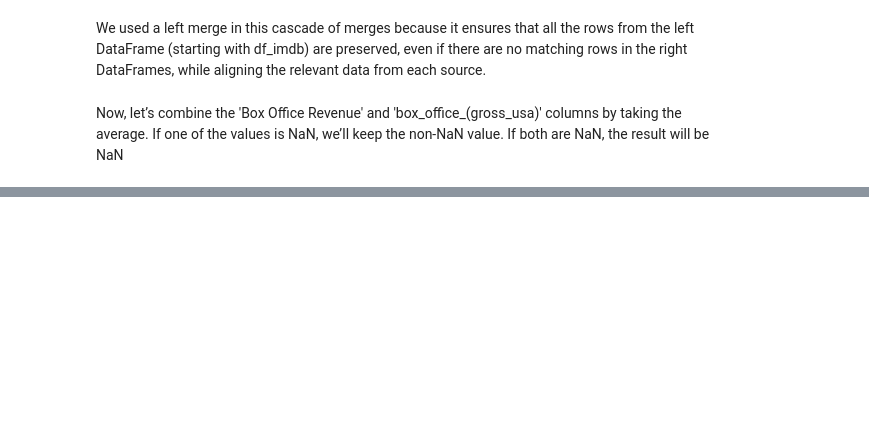
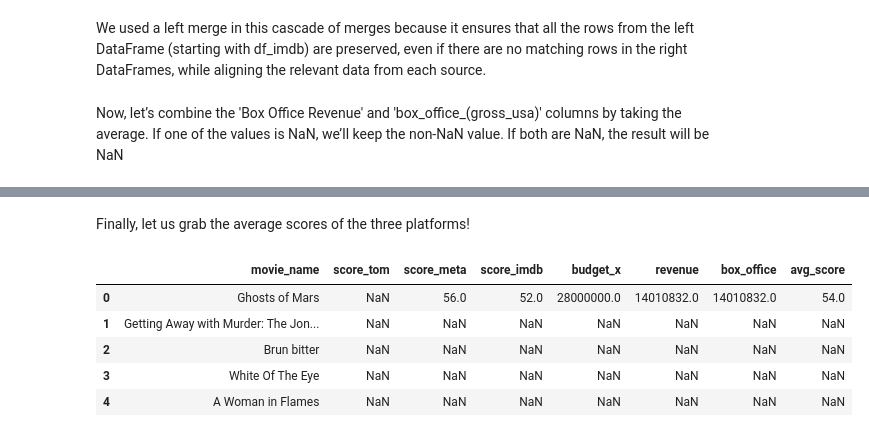
Before and after one commit to epfl-ada/ada-2024-project-bluesweater, a Jupyter notebook: src/sections/budget.ipynb, the cells around one changed output, grey strips where cells are left out. Drawn from its saved outputs; the diff is of its cells as text; code cells hidden in the pictures; blank space fills up the shorter version.

```diff
--- a/src/sections/budget.ipynb
+++ b/src/sections/budget.ipynb
@@ -243,0 +244,12 @@ df_merged.head()
+# %% [markdown]
+Finally, let us grab the average scores of the three platforms!
+# %%
+df_merged['avg_score'] = df_merged[['score_tom', 'score_meta', 'score_imdb']].mean(axis=1)
+df_merged.head()
+# %% [output]
+|  | movie_name | score_tom | score_meta | score_imdb | budget_x | revenue | box_office | avg_score |
+| 0 | Ghosts of Mars | NaN | 56.0 | 52.0 | 28000000.0 | 14010832.0 | 14010832.0 | 54.0 |
+| 1 | Getting Away with Murder: The Jon... | NaN | NaN | NaN | NaN | NaN | NaN | NaN |
+| 2 | Brun bitter | NaN | NaN | NaN | NaN | NaN | NaN | NaN |
+| 3 | White Of The Eye | NaN | NaN | NaN | NaN | NaN | NaN | NaN |
+| 4 | A Woman in Flames | NaN | NaN | NaN | NaN | NaN | NaN | NaN |
```
Also changed, not shown: parts of 5 cells of this notebook.
